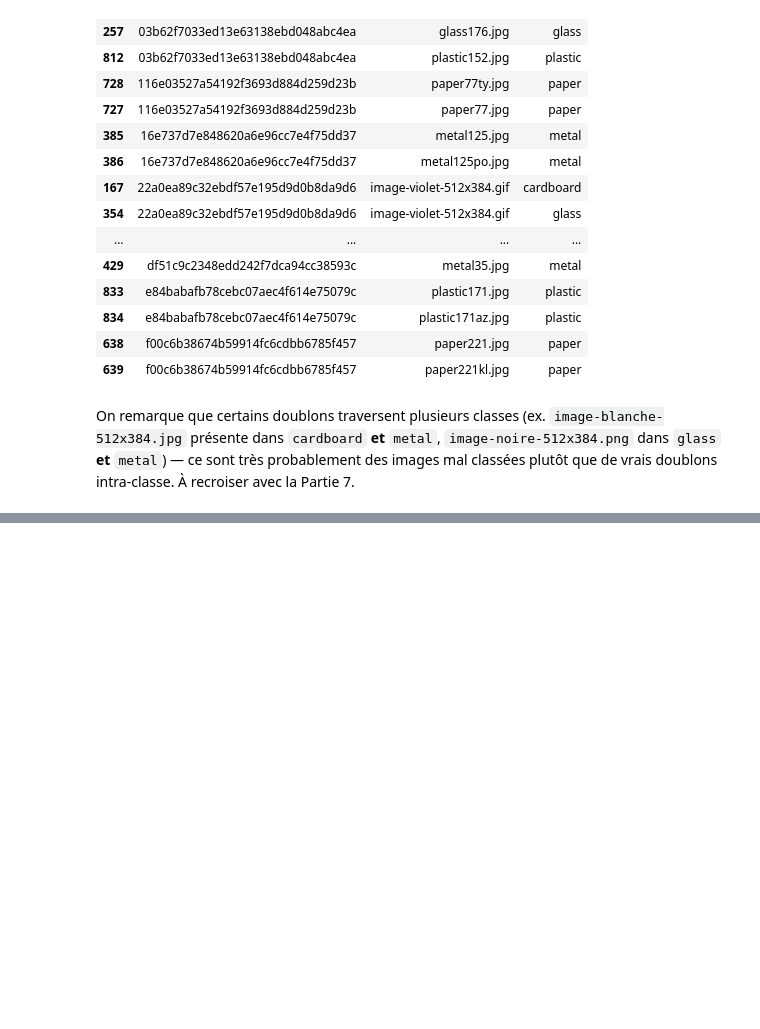
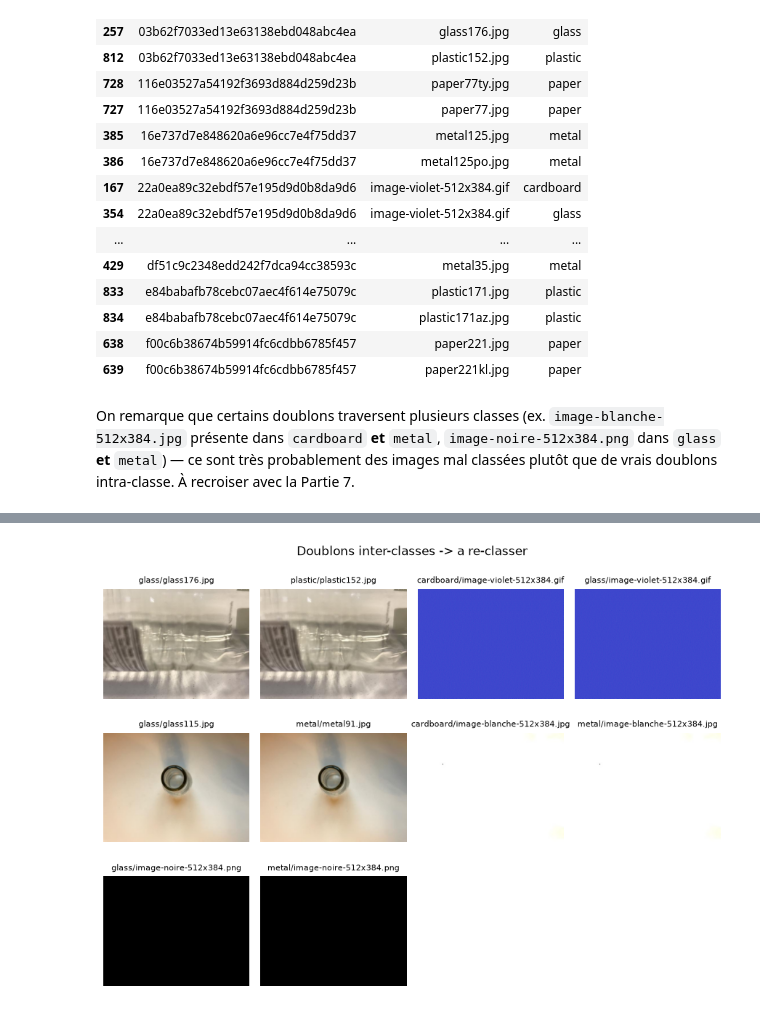
Before and after one commit to massamba0809/atelier_prepa_donnees_images, a Jupyter notebook: notebooks/atelier_prepa_donnees_images.ipynb, the cells around one changed output, grey strips where cells are left out. Drawn from its saved outputs; the diff is of its cells as text; code cells hidden in the pictures; blank space fills up the shorter version.

Commit message:
Partie 7 : detection des images mal classees

```diff
--- a/notebooks/atelier_prepa_donnees_images.ipynb
+++ b/notebooks/atelier_prepa_donnees_images.ipynb
@@ -343,0 +351,33 @@ On remarque que certains doublons traversent plusieurs classes (ex. `image-blanc
+# %%
+import matplotlib.pyplot as plt
+
+def afficher_grille(paths_et_labels, cols=6, taille_case=2.2, titre=None):
+    """Affiche une grille de miniatures avec leur classe/nom en légende, pour contrôle visuel."""
+    n = len(paths_et_labels)
+    rows = (n + cols - 1) // cols
+    fig, axes = plt.subplots(rows, cols, figsize=(cols * taille_case, rows * taille_case))
+    axes = axes.flatten() if n > 1 else [axes]
+    if titre:
+        fig.suptitle(titre)
+    for ax, (path, label) in zip(axes, paths_et_labels):
+        try:
+            with Image.open(path) as img:
+                ax.imshow(img.convert("RGB"))
+        except Exception:
+            ax.text(0.5, 0.5, "illisible", ha="center", va="center")
+        ax.set_title(label, fontsize=8)
+        ax.axis("off")
+    for ax in axes[n:]:
+        ax.axis("off")
+    plt.tight_layout()
+    plt.show()
+# %%
+# On isole, parmi les groupes de doublons de la Partie 6, ceux qui traversent plusieurs classes
+suspects_mauvais_classement = []
+for h, groupe in groupes_doublons.groupby("hash"):
+    if groupe["classe"].nunique() > 1:
+        suspects_mauvais_classement.append(groupe)
+
+df_suspects = pd.concat(suspects_mauvais_classement) if suspects_mauvais_classement else pd.DataFrame()
+print(f"Groupes de doublons traversant plusieurs classes : {df_suspects['hash'].nunique() if len(df_suspects) else 0}")
+df_suspects[["hash", "nom", "classe"]] if len(df_suspects) else df_suspects
@@ -343,0 +397,7 @@ On remarque que certains doublons traversent plusieurs classes (ex. `image-blanc
+# %%
+# Contrôle visuel de ces candidats
+if len(df_suspects):
+    paires = [(row["chemin"], f"{row['classe']}/{row['nom']}") for _, row in df_suspects.iterrows()]
+    afficher_grille(paires, cols=4, titre="Doublons inter-classes -> a re-classer")
+# %% [output]
+[figure, added]
```
Also changed, not shown: parts of 5 cells of this notebook.
